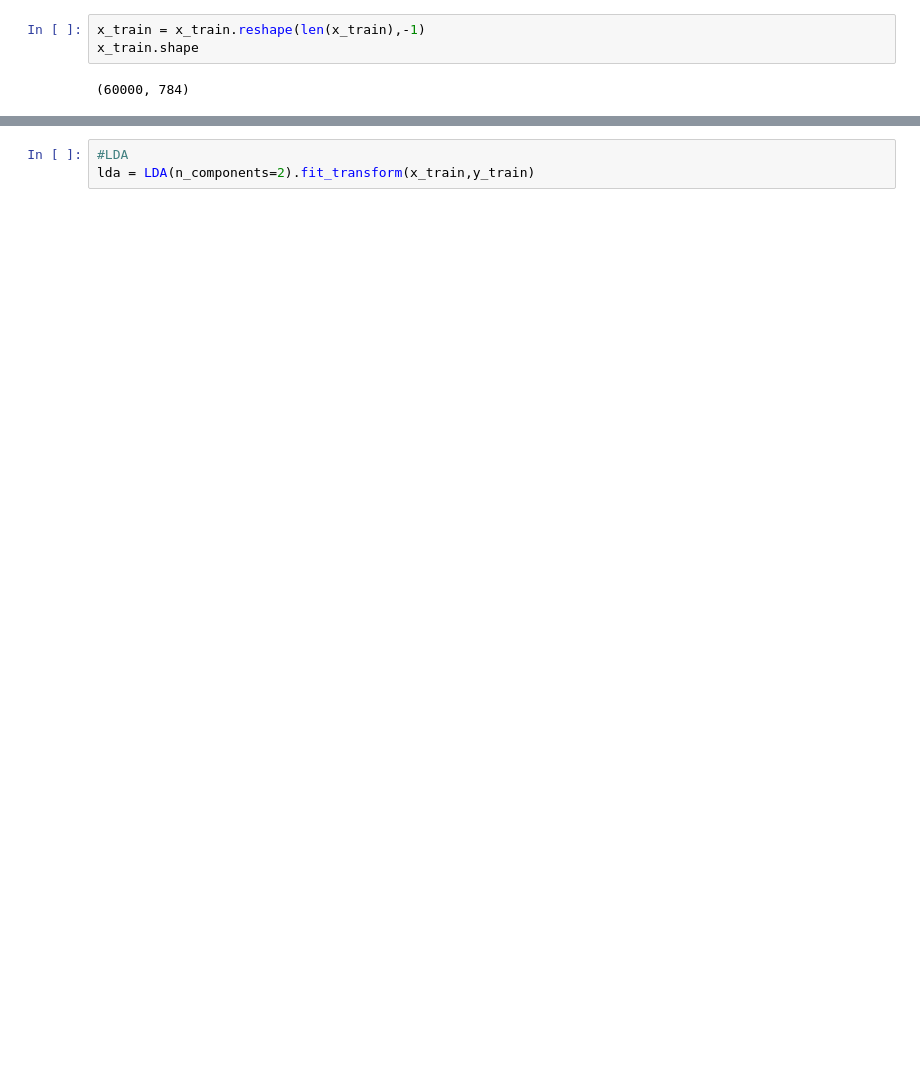
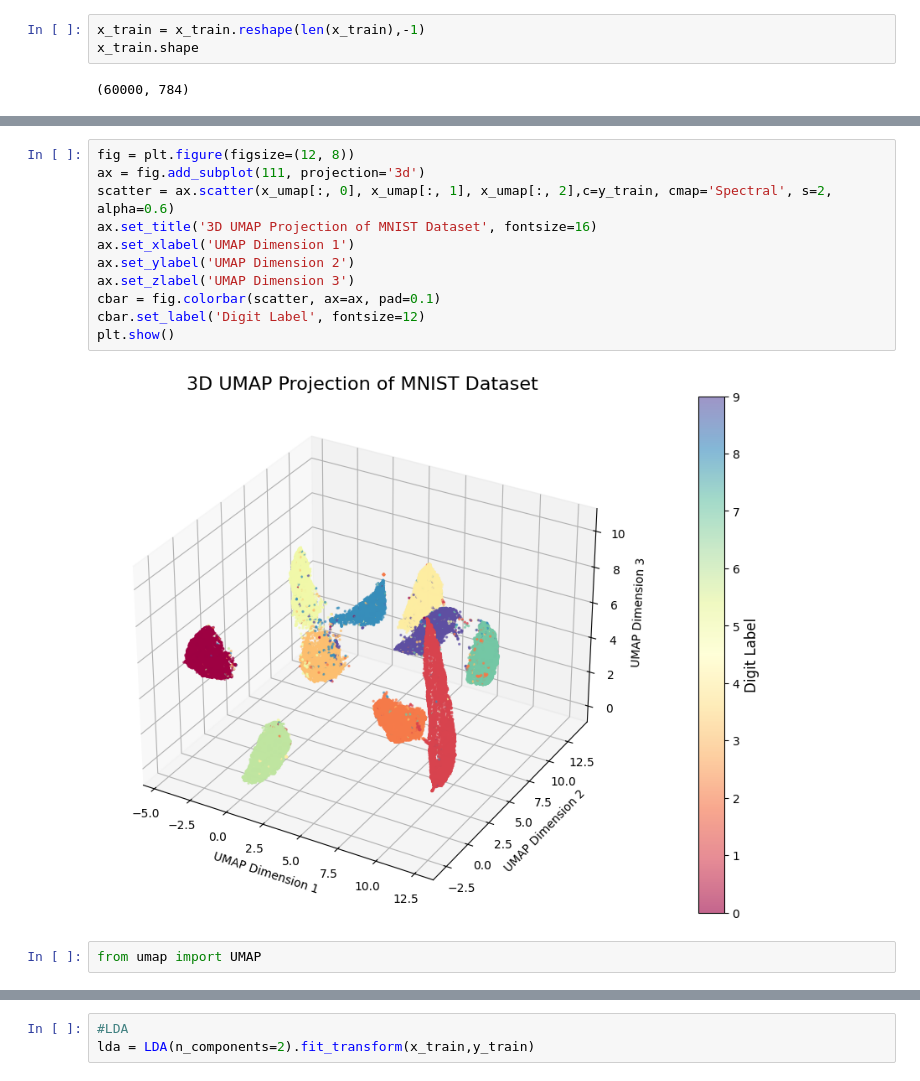
Before and after one commit to baaaRaathh/Machine-Learning, a Jupyter notebook: Dimensional_Reducation.ipynb, the cells around one changed output, grey strips where cells are left out. Drawn from its saved outputs; the diff is of its cells as text; blank space fills up the shorter version.

```diff
--- a/Dimensional_Reducation.ipynb
+++ b/Dimensional_Reducation.ipynb
@@ -34,0 +58,15 @@ x_train.shape
+# %%
+fig = plt.figure(figsize=(12, 8))
+ax = fig.add_subplot(111, projection='3d')
+scatter = ax.scatter(x_umap[:, 0], x_umap[:, 1], x_umap[:, 2],c=y_train, cmap='Spectral', s=2, alpha=0.6)
+ax.set_title('3D UMAP Projection of MNIST Dataset', fontsize=16)
+ax.set_xlabel('UMAP Dimension 1')
+ax.set_ylabel('UMAP Dimension 2')
+ax.set_zlabel('UMAP Dimension 3')
+cbar = fig.colorbar(scatter, ax=ax, pad=0.1)
+cbar.set_label('Digit Label', fontsize=12)
+plt.show()
+# %% [output]
+[figure, added]
+# %%
+from umap import UMAP
```
Also changed, not shown: parts of 11 cells of this notebook.
